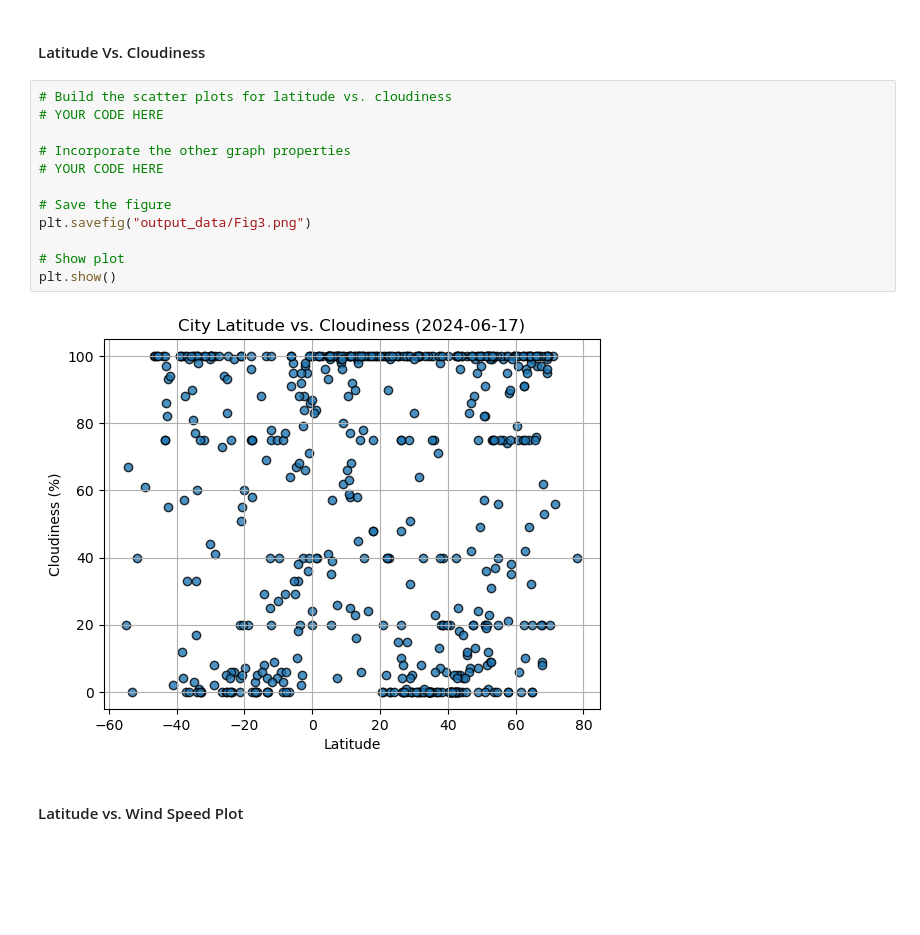
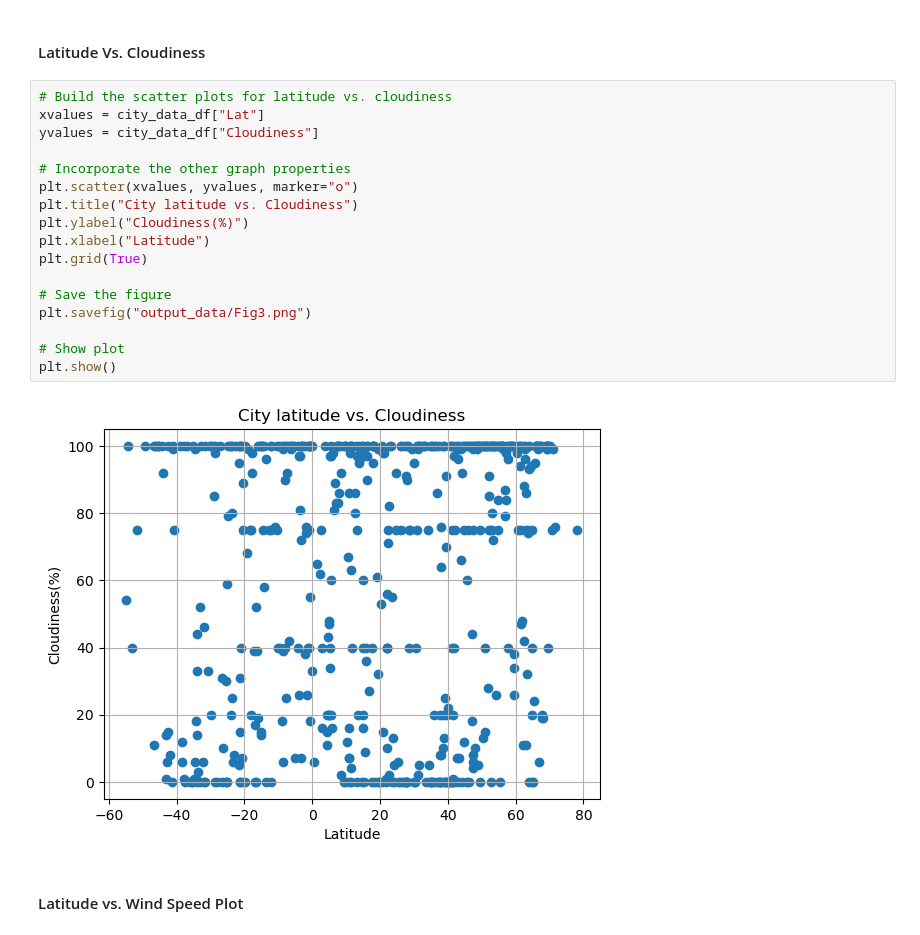
Before and after one commit to Melisa-Hodzic/python-api-challenge, a Jupyter notebook: WeatherPy/WeatherPy.ipynb, the cells around one changed output. Drawn from its saved outputs; the diff is of its cells as text; blank space fills up the shorter version.

```diff
--- a/WeatherPy/WeatherPy.ipynb
+++ b/WeatherPy/WeatherPy.ipynb
@@ -224,18 +234,23 @@ plt.show()
 #### Latitude Vs. Cloudiness
 # %%
 # Build the scatter plots for latitude vs. cloudiness
-# YOUR CODE HERE
+xvalues = city_data_df["Lat"]
+yvalues = city_data_df["Cloudiness"]
 
 # Incorporate the other graph properties
-# YOUR CODE HERE
+plt.scatter(xvalues, yvalues, marker="o")
+plt.title("City latitude vs. Cloudiness")
+plt.ylabel("Cloudiness(%)")
+plt.xlabel("Latitude")
+plt.grid(True)
 
 # Save the figure
 plt.savefig("output_data/Fig3.png")
 
 # Show plot
 plt.show()
 # %% [output]
-[figure, old version]
+[figure, new version]
 # %% [markdown]
 #### Latitude vs. Wind Speed Plot
 # %%
```
Also changed, not shown: parts of 33 cells of this notebook, 8 other files.
